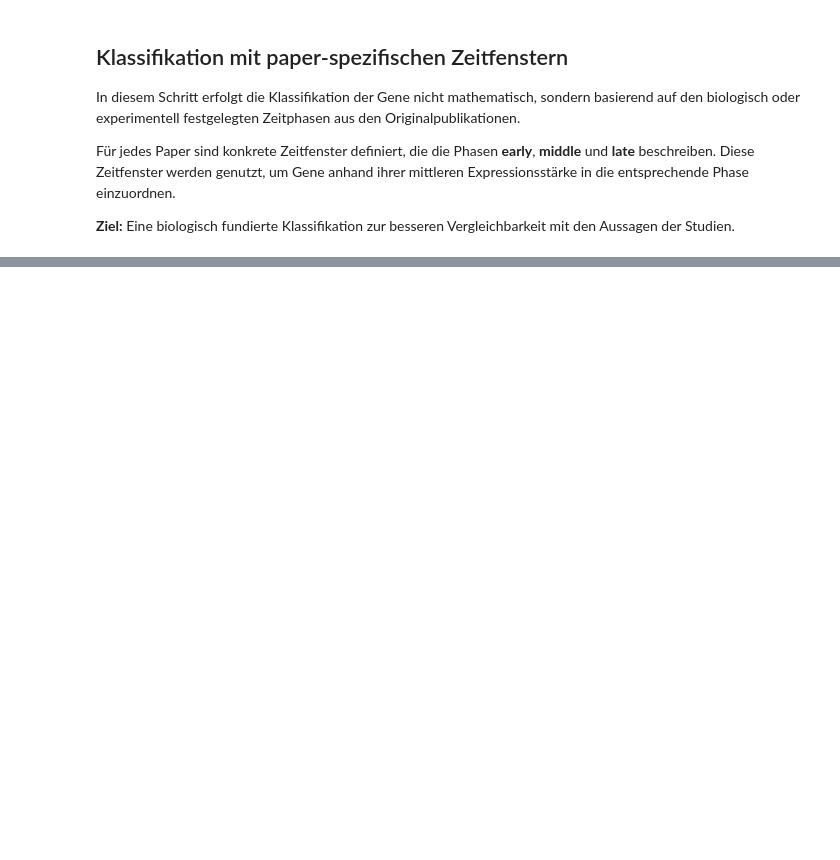
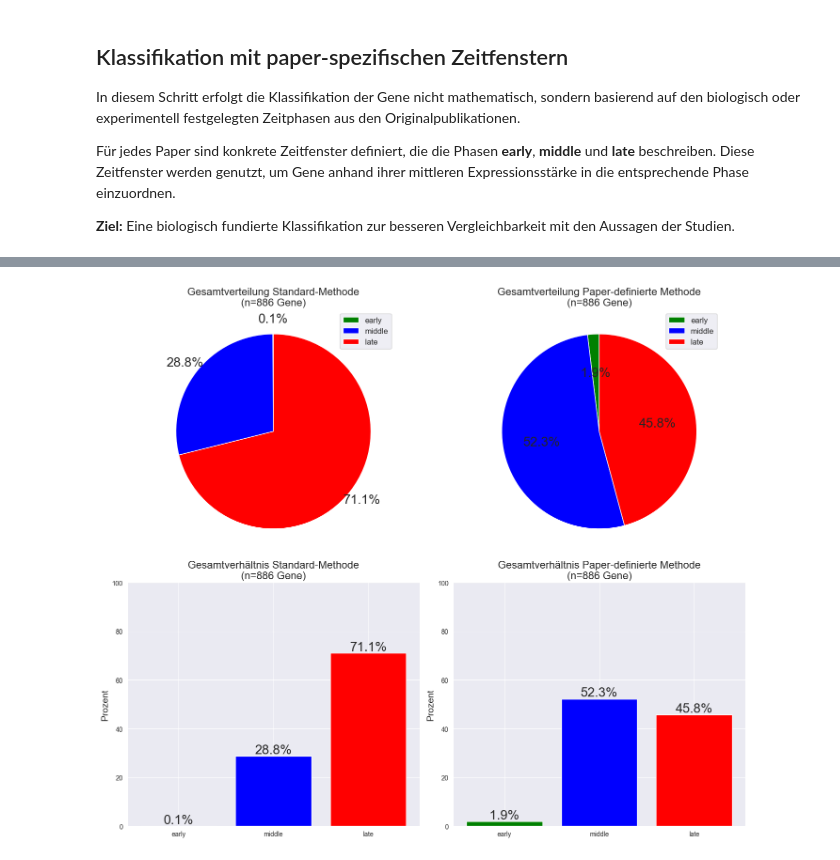
Before and after one commit to TP25-Phage-Infection-Classifiers/main, a Jupyter notebook: notebooks/labeling_US4.ipynb, the cells around one changed output, grey strips where cells are left out. Drawn from its saved outputs; the diff is of its cells as text; code cells hidden in the pictures; blank space fills up the shorter version.

```diff
--- a/notebooks/labeling_US4.ipynb
+++ b/notebooks/labeling_US4.ipynb
@@ -422,0 +507,79 @@ Anzahl gleich gelabelter Gene: 27269
+# %%
+import matplotlib.pyplot as plt
+import pandas as pd
+
+total_std = label_counts_std.sum()
+total_paper = label_counts_paper.sum()
+
+percent_std = total_std / total_std.sum() * 100
+percent_paper = total_paper / total_paper.sum() * 100
+
+fig, axes = plt.subplots(2, 2, figsize=(14, 12))
+
+# Kreisdiagramme
+# Standard-Methode
+axes[0, 0].pie(
+    total_std,
+    autopct='%1.1f%%',
+    colors=color_list,
+    startangle=90,
+    textprops=dict(fontsize=20),
+    pctdistance=1.15
+)
+axes[0, 0].set_title(
+    f"Gesamtverteilung Standard-Methode\n(n={total_std.sum()} Gene)",
+    fontsize=16
+)
+axes[0, 0].legend(label_order, loc="best", fontsize=12)
+
+# Paper-definierte Methode
+axes[0, 1].pie(
+    total_paper,
+    autopct='%1.1f%%',
+    colors=color_list,
+    startangle=90,
+    textprops=dict(fontsize=20)
+)
+axes[0, 1].set_title(
+    f"Gesamtverteilung Paper-definierte Methode\n(n={total_paper.sum()} Gene)",
+    fontsize=16
+)
+axes[0, 1].legend(label_order, loc="best", fontsize=12)
+
+# Balkendiagramme
+# Standard-Methode
+axes[1, 0].bar(label_order, percent_std, color=color_list)
+axes[1, 0].set_title(
+    f"Gesamtverhältnis Standard-Methode\n(n={total_std.sum()} Gene)",
+    fontsize=16
+)
+axes[1, 0].set_ylabel("Prozent", fontsize=14)
+axes[1, 0].set_ylim(0, 100)
+for i, v in enumerate(percent_std):
+    axes[1, 0].text(
+        i, v + 1,
+        f"{v:.1f}%",
+        ha='center',
+        fontsize=20
+    )
+
+# Paper-definierte Methode
+axes[1, 1].bar(label_order, percent_paper, color=color_list)
+axes[1, 1].set_title(
+    f"Gesamtverhältnis Paper-definierte Methode\n(n={total_paper.sum()} Gene)",
+    fontsize=16
+)
+axes[1, 1].set_ylabel("Prozent", fontsize=14)
+axes[1, 1].set_ylim(0, 100)
+for i, v in enumerate(percent_paper):
+    axes[1, 1].text(
+        i, v + 1,
+        f"{v:.1f}%",
+        ha='center',
+        fontsize=20
+    )
+
+plt.tight_layout()
+plt.show()
+# %% [output]
+[figure, added]
```
Also changed, not shown: parts of 13 cells of this notebook.
